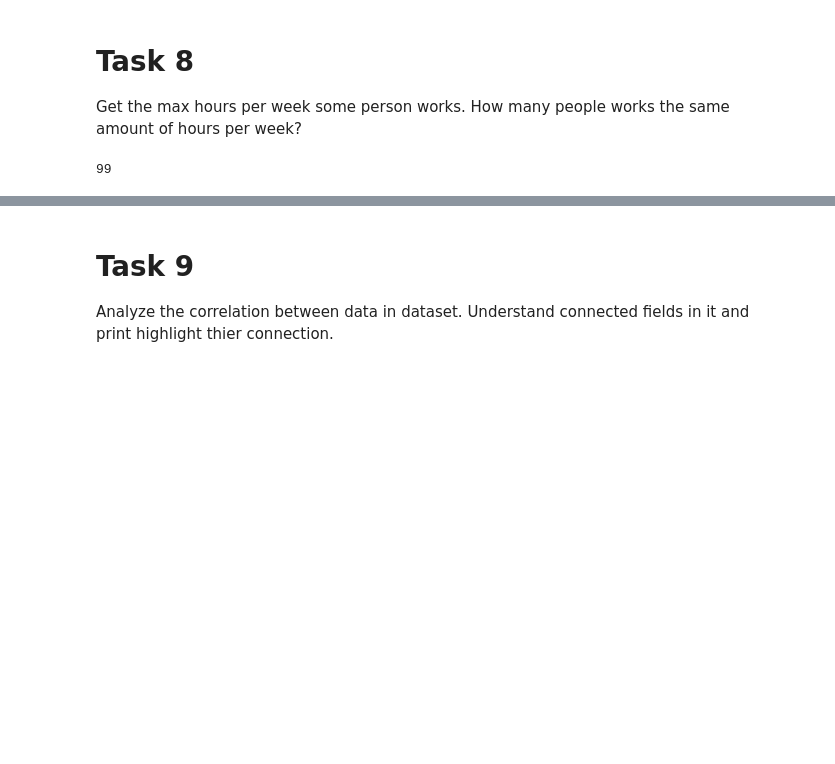
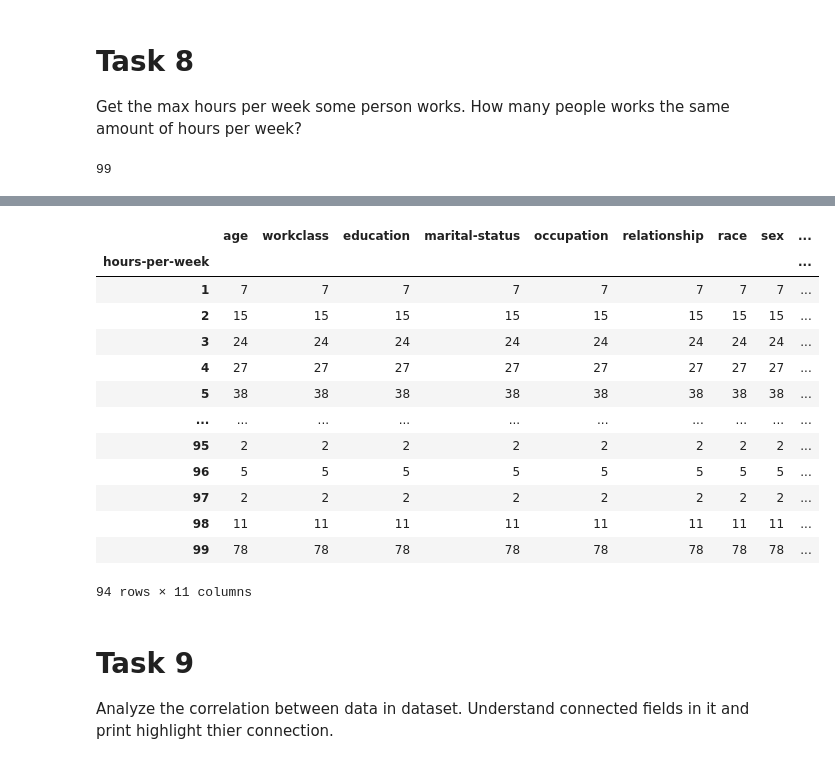
Before and after one commit to mate-academy/py-adult-data-analysis, a Jupyter notebook: app/main.ipynb, the cells around one changed output, grey strips where cells are left out. Drawn from its saved outputs; the diff is of its cells as text; code cells hidden in the pictures; blank space fills up the shorter version.

```diff
--- a/app/main.ipynb
+++ b/app/main.ipynb
@@ -172,3 +190,20 @@ df[df["hours-per-week"] == df["hours-per-week"].max()].shape[0]
+# %%
+df.groupby("hours-per-week").count()
+# %% [output]
+|  | age | workclass | education | marital-status | occupation | relationship | race | sex | ... |
+| hours-per-week |  |  |  |  |  |  |  |  | ... |
+| 1 | 7 | 7 | 7 | 7 | 7 | 7 | 7 | 7 | ... |
+| 2 | 15 | 15 | 15 | 15 | 15 | 15 | 15 | 15 | ... |
+| 3 | 24 | 24 | 24 | 24 | 24 | 24 | 24 | 24 | ... |
+| 4 | 27 | 27 | 27 | 27 | 27 | 27 | 27 | 27 | ... |
+| 5 | 38 | 38 | 38 | 38 | 38 | 38 | 38 | 38 | ... |
+| ... | ... | ... | ... | ... | ... | ... | ... | ... | ... |
+| 95 | 2 | 2 | 2 | 2 | 2 | 2 | 2 | 2 | ... |
+| 96 | 5 | 5 | 5 | 5 | 5 | 5 | 5 | 5 | ... |
+| 97 | 2 | 2 | 2 | 2 | 2 | 2 | 2 | 2 | ... |
+| 98 | 11 | 11 | 11 | 11 | 11 | 11 | 11 | 11 | ... |
+| 99 | 78 | 78 | 78 | 78 | 78 | 78 | 78 | 78 | ... |
+94 rows × 11 columns
 # %% [markdown]
 # Task 9
 Analyze the correlation between data in dataset. Understand connected fields in it and print highlight thier connection.
```
Also changed, not shown: parts of 8 cells of this notebook.
